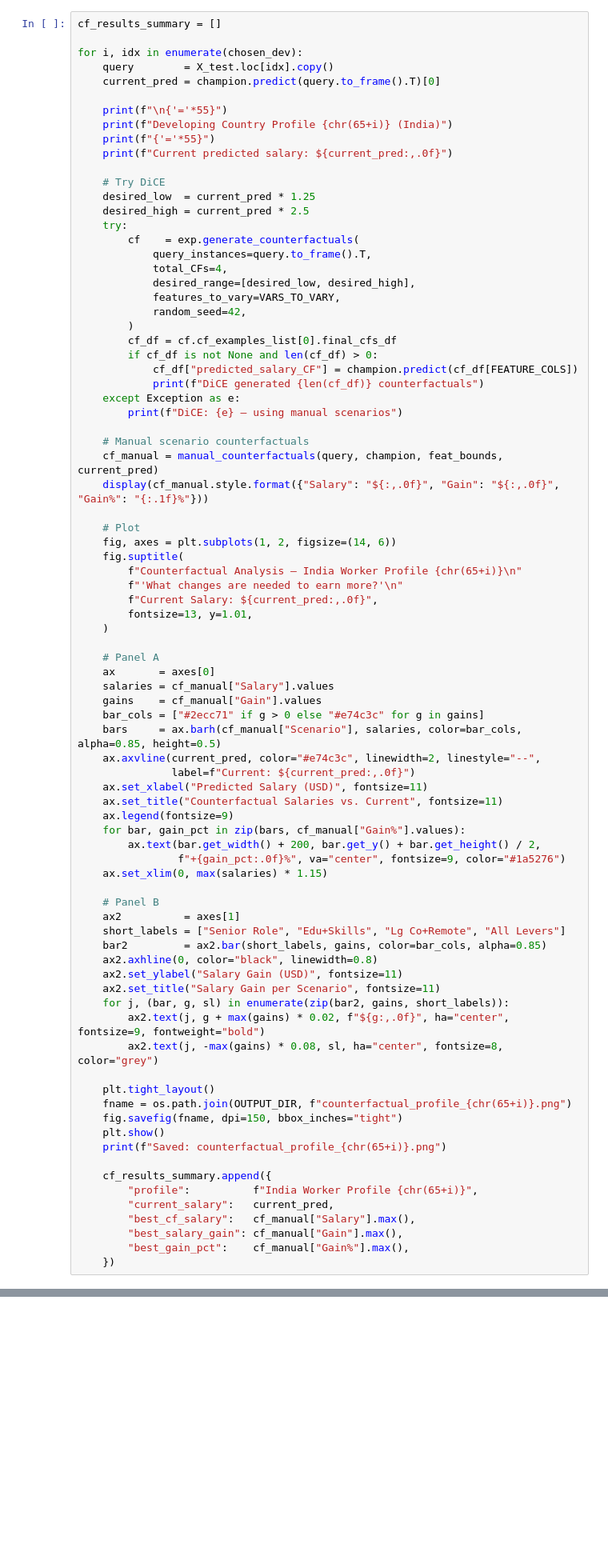
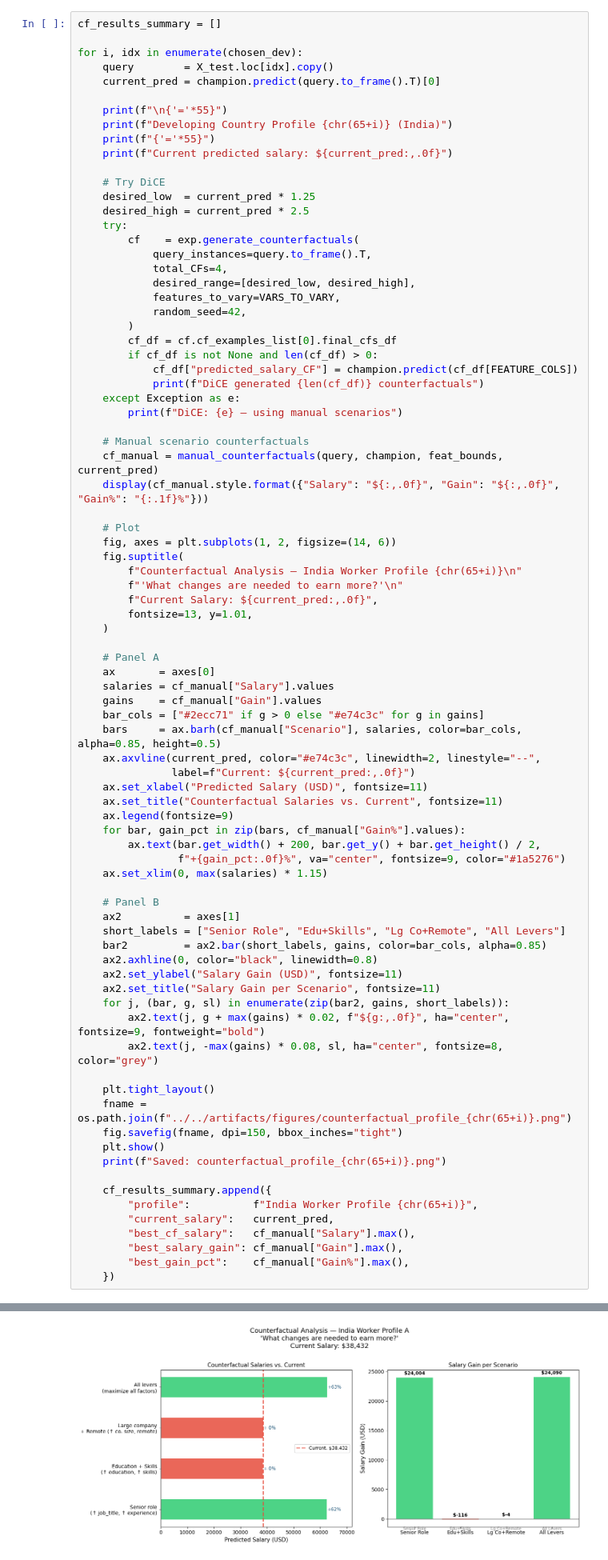
Before and after one commit to COMP6940-Group/COMP6940-Project, a Jupyter notebook: notebooks/part1/04_shap_counterfactual.ipynb, the cells around one changed output, grey strips where cells are left out. Shown at 80% size. Saved outputs shown, nothing was run; the diff lists cells and outputs as text; blank space fills up the shorter version.

```diff
--- a/notebooks/part1/04_shap_counterfactual.ipynb
+++ b/notebooks/part1/04_shap_counterfactual.ipynb
@@ -316,7 +374,7 @@ for i, idx in enumerate(chosen_dev):
         ax2.text(j, -max(gains) * 0.08, sl, ha="center", fontsize=8, color="grey")
 
     plt.tight_layout()
-    fname = os.path.join(OUTPUT_DIR, f"counterfactual_profile_{chr(65+i)}.png")
+    fname = os.path.join(f"../../artifacts/figures/counterfactual_profile_{chr(65+i)}.png")
     fig.savefig(fname, dpi=150, bbox_inches="tight")
     plt.show()
     print(f"Saved: counterfactual_profile_{chr(65+i)}.png")
@@ -328,3 +386,4 @@ for i, idx in enumerate(chosen_dev):
         "best_salary_gain": cf_manual["Gain"].max(),
         "best_gain_pct":    cf_manual["Gain%"].max(),
     })
+# %% [output]
@@ -330,0 +400 @@ for i, idx in enumerate(chosen_dev):
+[figure, added]
```
Also changed, not shown: parts of 15 cells of this notebook, 32 other files.
